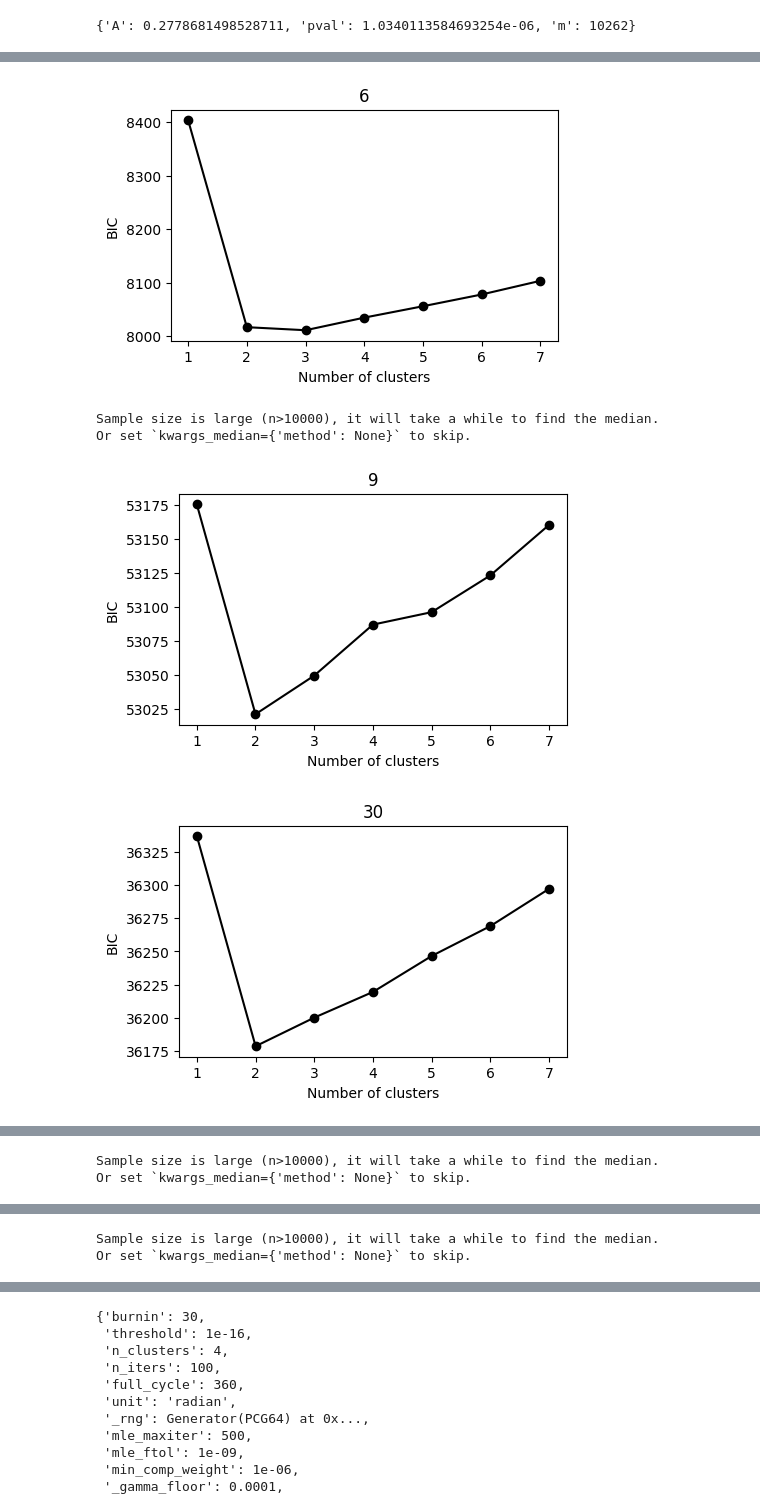
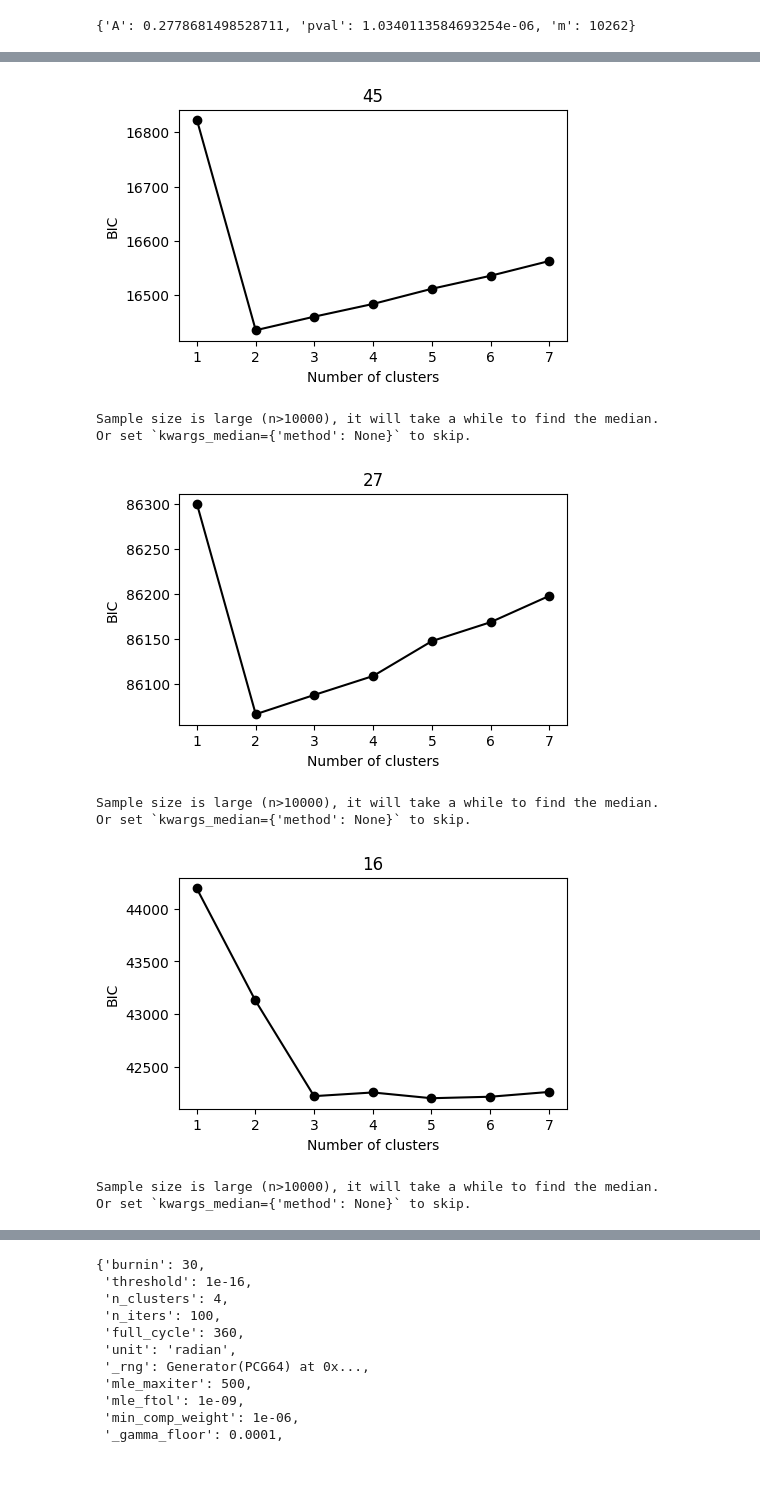
Before and after one commit to LeoJW/VNCMPanalysis, a Jupyter notebook: circstats.ipynb, the cells around one changed output, grey strips where cells are left out. Drawn from its saved outputs; the diff is of its cells as text; code cells hidden in the pictures; blank space fills up the shorter version.

Commit message:
some new analyses, have direction for phase figure. Looking at FFTs of spikes right now

```diff
--- a/circstats.ipynb
+++ b/circstats.ipynb
@@ -47,7 +47,7 @@ moths = [
 fsamp = 30000
 # %%
 ref_muscle = 'ldlm'
-wb_duration_thresholds = np.array([50, 70]) # ms ldlm
+wb_duration_thresholds = np.array([32.5, 100]) # ms ldlm
 
 rows = []
 # Loop over moths
@@ -223,10 +223,10 @@ __Fitting mixtures of distributions__
 Originally tried this with Von Mises distributions, which have a `mu` (mean) and `kappa` (sharpness/spread) parameter, using BIC to compare different numbers of distributions to find how many preferred phases were most likely given each neuron's data. This works okay, but seems to sometimes favor far more distributions than needed: A clear two-pole response will get fitted with 5+ distributions, for instance. Instead we can fit mixtures of Kato-Jones distributions, which are similar to von mises but have 4 parameters each (adding a circular equivalent to skew and kurtosis). This works much closer to what visually seems to be the case, and I'll use that (but save both). The only kink is I'll add a term to select the model with the lowest BIC which has the fewest clusters if there are several models within a BIC of 10. That way if it's a toss-up between different models, we'll go with the simpler one because _a priori_ I know I'm really looking for a condensed representation of preferred phases.
 # %%
 ref_muscle = 'ldlm'
-wb_duration_thresholds = np.array([50, 70]) # ms ldlm
+wb_duration_thresholds = np.array([32.5, 100]) # ms ldlm
 
 rows = []
-moth = moths[0]
+moth = moths[2]
 # Load each moth's data
 base_name = os.path.join(data_dir, moth)
 data_file = f"{base_name}_data.npz"
@@ -269,7 +269,7 @@ for neur in neurons:
     wblen_dict[neur] = wblen[wb_assign[mask]][length_mask] / fsamp * 1000
 # %%
 from pycircstat2.hypothesis import kuiper_test, watson_test, rao_spacing_test, omnibus_test
-neur = "23"
+neur = "11"
 c = Circular(phase_dict[neur] * 2 * np.pi, unit="radian", n_clusters_max=7)
 
 omnibus_test(c.alpha, verbose=True)
@@ -333,3 +333,6 @@ rao.__dict__
 omnibus.__dict__
 # %% [output]
 {'A': 0.2778681498528711, 'pval': 1.0340113584693254e-06, 'm': 10262}
+# %%
+c = Circular(phase_dict["16"] * 2 * np.pi, unit="radian", n_clusters_max=7)
+c.mixtures_BIC - np.min(c.mixtures_BIC)
@@ -336,18 +344,23 @@ omnibus.__dict__
 # %%
 # neuron_candidates = ["20", "41", "17", "18"]
-neuron_candidates = ["6", "9", "30", "2", "4", "32"]
+# neuron_candidates = ["6", "9", "30", "2", "4", "32"]
+neuron_candidates = ["45", "27", "16", "11"]
 for neur in neuron_candidates:
     c = Circular(phase_dict[neur] * 2 * np.pi, unit="radian", n_clusters_max=7)
 
     fig, ax = plt.subplots(1, 1, figsize=(5, 3))
     ax.plot(range(1, 8), c.mixtures_BIC, marker="o", c="black")
     ax.set_xlabel("Number of clusters")
     ax.set_ylabel("BIC")
     ax.set_title(neur)
     plt.show()
 # %% [output]
-[figure, old version]
+[figure, new version]
 Sample size is large (n>10000), it will take a while to find the median.
 Or set `kwargs_median={'method': None}` to skip.
-[figure, old version]
+[figure, new version]
+Sample size is large (n>10000), it will take a while to find the median.
+Or set `kwargs_median={'method': None}` to skip.
-[figure, old version]
+[figure, new version]
+Sample size is large (n>10000), it will take a while to find the median.
+Or set `kwargs_median={'method': None}` to skip.
@@ -355,2 +367,0 @@ Or set `kwargs_median={'method': None}` to skip.
-Sample size is large (n>10000), it will take a while to find the median.
-Or set `kwargs_median={'method': None}` to skip.
@@ -358,2 +367,0 @@ Or set `kwargs_median={'method': None}` to skip.
-Sample size is large (n>10000), it will take a while to find the median.
-Or set `kwargs_median={'method': None}` to skip.
```
Also changed, not shown: parts of 4 cells of this notebook, 1 other file.
